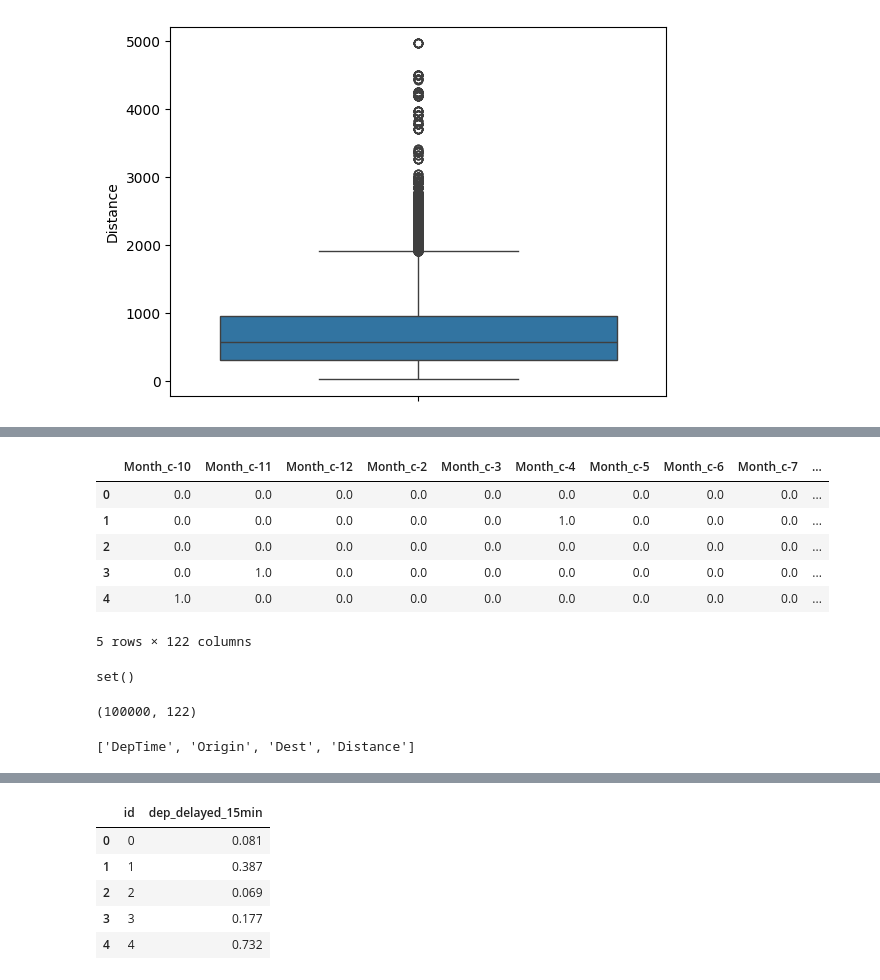
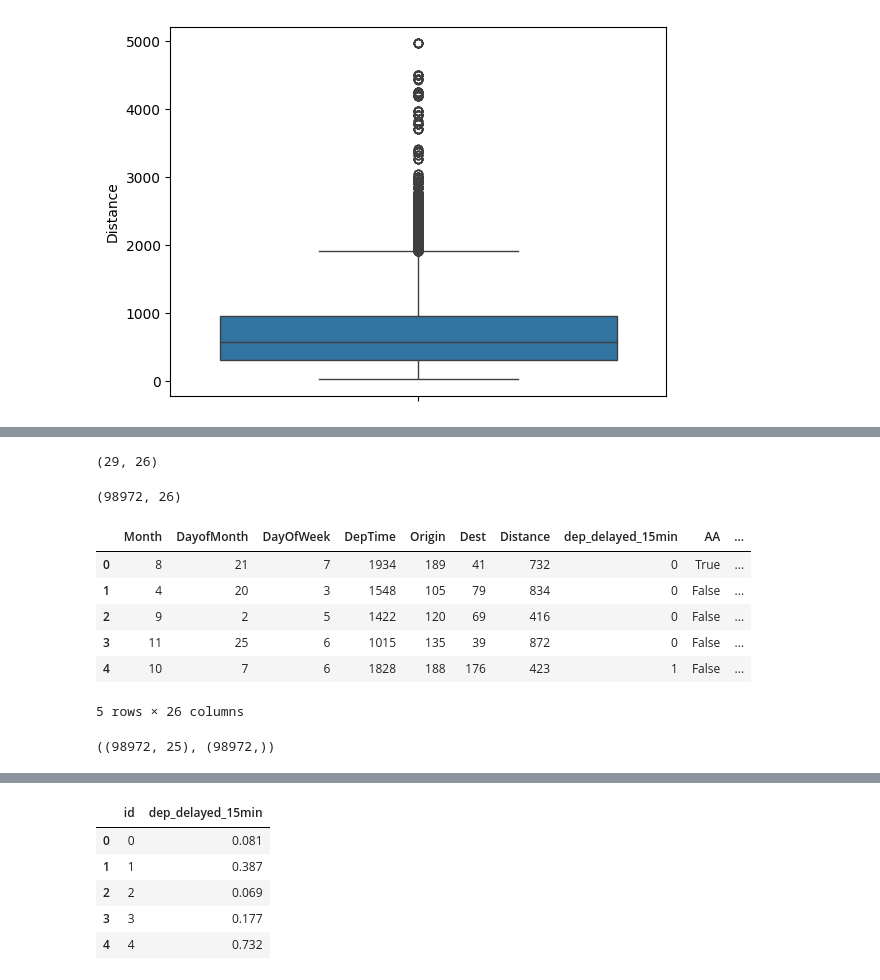
Before and after one commit to Aum-Patel1234/Machine-Learning, a Jupyter notebook: predict_flight_delay_prob/mlcourse_ai_Flight_delays.ipynb, the cells around one changed output, grey strips where cells are left out. Saved outputs shown, nothing was run; the diff lists cells and outputs as text; code cells hidden in the pictures.

```diff
--- a/predict_flight_delay_prob/mlcourse_ai_Flight_delays.ipynb
+++ b/predict_flight_delay_prob/mlcourse_ai_Flight_delays.ipynb
@@ -242,0 +267,3 @@ set(df1.columns) - set(test_df.columns)
+# %%
+df3 = df3.drop(['Other'], axis=1)
+df3.head()
@@ -242,0 +278,7 @@ set(df1.columns) - set(test_df.columns)
+# %%
+# target guided ordinal rank
+origin_rank = df2.groupby('Origin')['dep_delayed_15min'].mean().rank(method='dense', ascending=True).astype(int).to_dict()
+dest_rank = df2.groupby('Dest')['dep_delayed_15min'].mean().rank(method='dense', ascending=True).astype(int).to_dict()
+df3['Origin'] = df3['Origin'].map(origin_rank)
+df3['Dest'] = df3['Dest'].map(dest_rank)
+df3.head()
@@ -284,23 +328,22 @@ rem_cols
+# %%
+# Check if any hour > 23 or minute > 59
+invalid_times = df3[(df3['DepTime'] // 100 > 23) | (df3['DepTime'] % 100 > 59)]
+invalid_times.shape
+# %% [output]
+(29, 26)
+# %%
+df3 = df3.drop(invalid_times.index)
+df3.shape
+# %% [output]
+(98972, 26)
 # %%
-df2.head()
+df3.head()
 # %% [output]
-|  | Month_c-10 | Month_c-11 | Month_c-12 | Month_c-2 | Month_c-3 | Month_c-4 | Month_c-5 | Month_c-6 | Month_c-7 | ... |
-| 0 | 0.0 | 0.0 | 0.0 | 0.0 | 0.0 | 0.0 | 0.0 | 0.0 | 0.0 | ... |
-| 1 | 0.0 | 0.0 | 0.0 | 0.0 | 0.0 | 1.0 | 0.0 | 0.0 | 0.0 | ... |
-| 2 | 0.0 | 0.0 | 0.0 | 0.0 | 0.0 | 0.0 | 0.0 | 0.0 | 0.0 | ... |
-| 3 | 0.0 | 1.0 | 0.0 | 0.0 | 0.0 | 0.0 | 0.0 | 0.0 | 0.0 | ... |
-| 4 | 1.0 | 0.0 | 0.0 | 0.0 | 0.0 | 0.0 | 0.0 | 0.0 | 0.0 | ... |
+|  | Month | DayofMonth | DayOfWeek | DepTime | Origin | Dest | Distance | dep_delayed_15min | AA | ... |
+| 0 | 8 | 21 | 7 | 1934 | 189 | 41 | 732 | 0 | True | ... |
+| 1 | 4 | 20 | 3 | 1548 | 105 | 79 | 834 | 0 | False | ... |
+| 2 | 9 | 2 | 5 | 1422 | 120 | 69 | 416 | 0 | False | ... |
+| 3 | 11 | 25 | 6 | 1015 | 135 | 39 | 872 | 0 | False | ... |
+| 4 | 10 | 7 | 6 | 1828 | 188 | 176 | 423 | 1 | False | ... |
-5 rows × 122 columns
+5 rows × 26 columns
-# %%
-set(df2.columns) - set(test_df_processed.columns)
-# %% [output]
-set()
-# %%
-df2.shape
-# %% [output]
-(100000, 122)
-# %%
-[col for col in df2.columns if col in df.columns]
-# %% [output]
-['DepTime', 'Origin', 'Dest', 'Distance']
 # %%
@@ -308,4 +352,8 @@ y = y.apply(lambda x: 1 if x == 'Y' else 0)
 # %%
-X = df2.drop(['Origin', 'Dest',], axis=1)
-X = X.apply(pd.to_numeric)
+# X = df2.drop(['Origin', 'Dest',], axis=1)
+# X = X.apply(pd.to_numeric)
+X = df3.drop(['dep_delayed_15min'], axis=1)
 # y = df2['dep_delayed_15min']
+X.shape, y.shape
+# %% [output]
+((98972, 25), (98972,))
```
Also changed, not shown: parts of 65 cells of this notebook.
